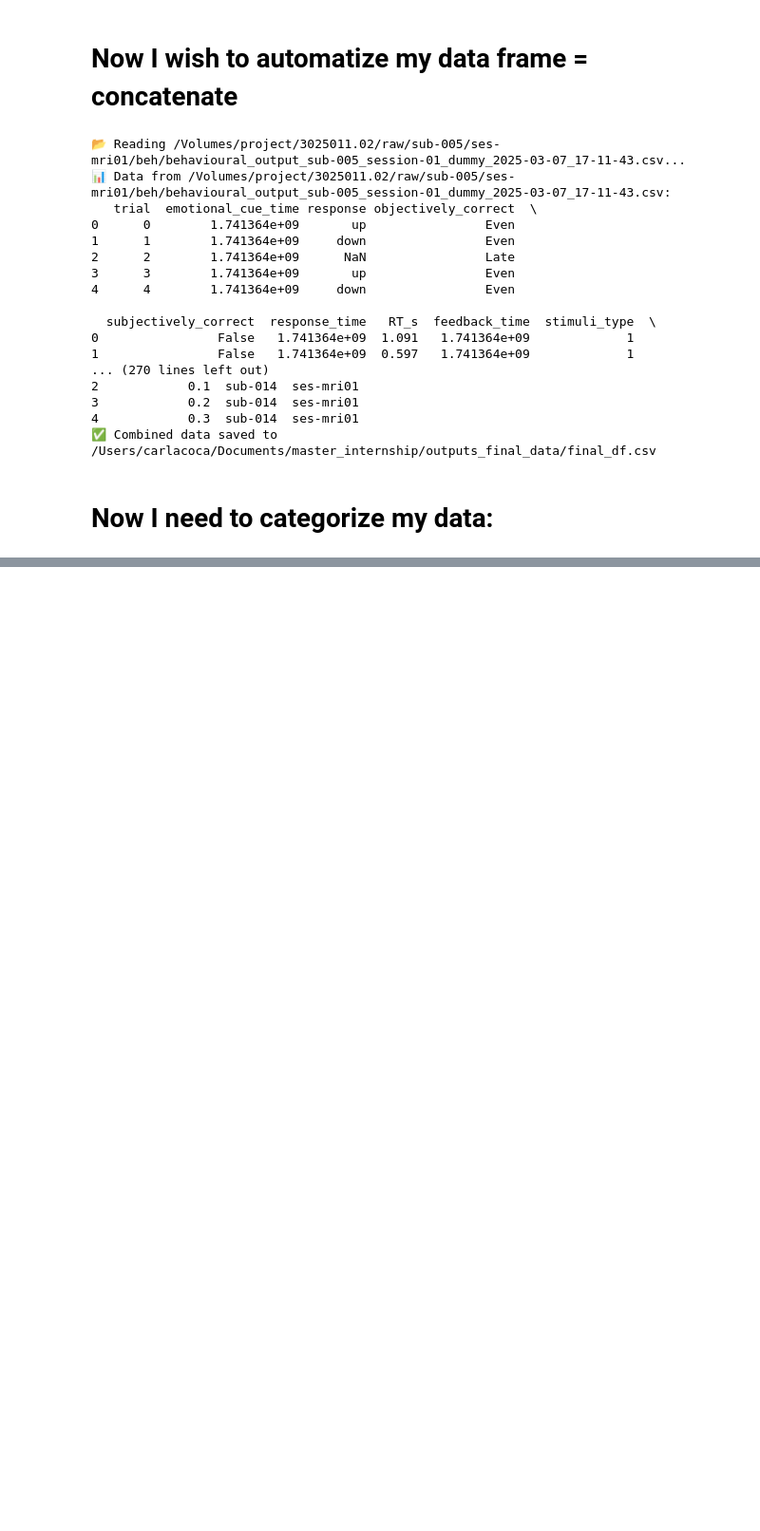
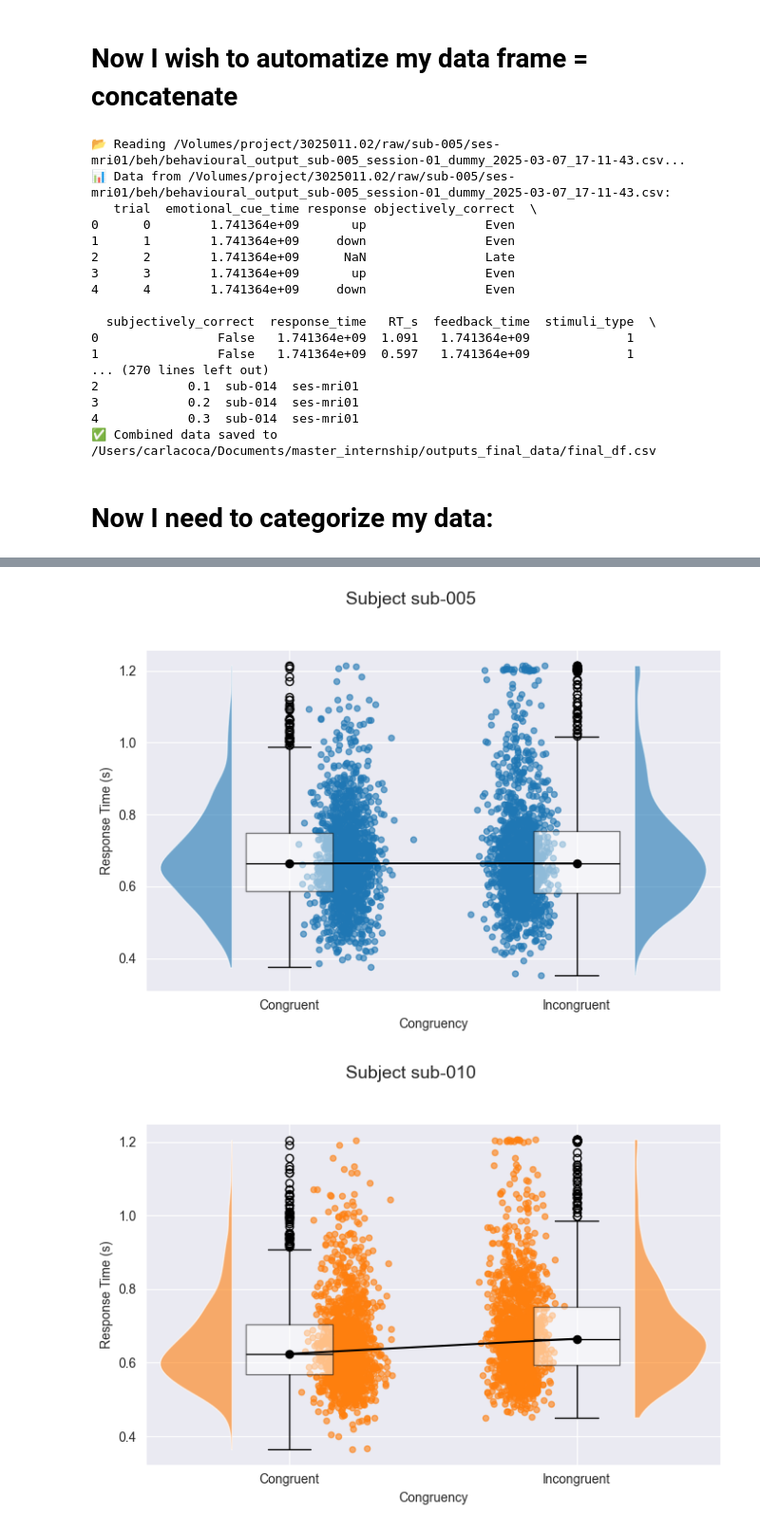
Before and after one commit to carla-coca/my-random-progress-thesis, a Jupyter notebook: Analyses_categorization+modelling.ipynb, the cells around one changed output, grey strips where cells are left out. Shown at 95% size. Drawn from its saved outputs; the diff is of its cells as text; code cells hidden in the pictures; blank space fills up the shorter version.

```diff
--- a/Analyses_categorization+modelling.ipynb
+++ b/Analyses_categorization+modelling.ipynb
@@ -536,0 +355,70 @@ plt.show()
+# %%
+import pandas as pd
+import numpy as np
+import matplotlib.pyplot as plt
+
+# 0) Load your data
+final_df = pd.read_csv(
+    "/Users/carlacoca/Documents/master_internship/outputs_final_data/final_df.csv",
+    sep=";"
+)
+df = final_df.copy()
+
+# 1) Plot settings
+conds           = ['congruent', 'incongruent']
+subjects        = sorted(df['subject'].unique())
+cmap            = plt.get_cmap('tab10')
+colors          = {subj: cmap(i % 10) for i, subj in enumerate(subjects)}
+jitter_centers  = [1.2, 1.8]   # x‐positions for the rain
+
+# 2) One figure per subject
+for subj in subjects:
+    df_sub = df[df['subject'] == subj]
+    if df_sub.empty:
+        continue
+
+    fig, ax = plt.subplots(figsize=(7, 5))
+    fig.suptitle(f"Subject {subj}", fontsize=14)
+
+    # 3) Half-violins at x = 0.8 & 2.2
+    all_data = [
+        df_sub[df_sub['congruency_response'] == cond]['RT_s'].values
+        for cond in conds
+    ]
+    parts = ax.violinplot(all_data, positions=[0.8, 2.2], showextrema=False)
+    for body, pos in zip(parts['bodies'], [0.8, 2.2]):
+        verts = body.get_paths()[0].vertices
+        if pos <= 1:
+            verts[:, 0] = np.clip(verts[:, 0], -np.inf, pos)
+        else:
+            verts[:, 0] = np.clip(verts[:, 0], pos, np.inf)
+        body.set_facecolor(colors[subj])
+        body.set_alpha(0.6)
+
+    # 4) Boxplot at x = 1 & 2
+    ax.boxplot(all_data, positions=[1, 2], widths=0.3,
+               patch_artist=True,
+               boxprops=dict(facecolor='white', edgecolor='k', alpha=0.5),
+               medianprops=dict(color='k'))
+
+    # 5) Jittered points at x = 1.2 & 1.8
+    for ci, cond in enumerate(conds):
+        vals   = df_sub[df_sub['congruency_response'] == cond]['RT_s'].values
+        jitter = np.random.normal(loc=jitter_centers[ci], scale=0.05, size=len(vals))
+        ax.scatter(jitter, vals,
+                   color=colors[subj], alpha=0.6, s=20)
+
+    # 6) Median connector between x = 1 & 2
+    medians = [np.median(data) for data in all_data]
+    ax.plot([1, 2], medians, marker='o', linestyle='-', color='k')
+
+    # 7) Final formatting
+    ax.set_xticks([1, 2])
+    ax.set_xticklabels([c.capitalize() for c in conds])
+    ax.set_ylabel('Response Time (s)')
+    ax.set_xlabel('Congruency')
+    plt.tight_layout(rect=[0, 0, 1, 0.95])
+    plt.show()
+# %% [output]
+[figure, added]
+[figure, added]
```
Also changed, not shown: parts of 15 cells of this notebook.
